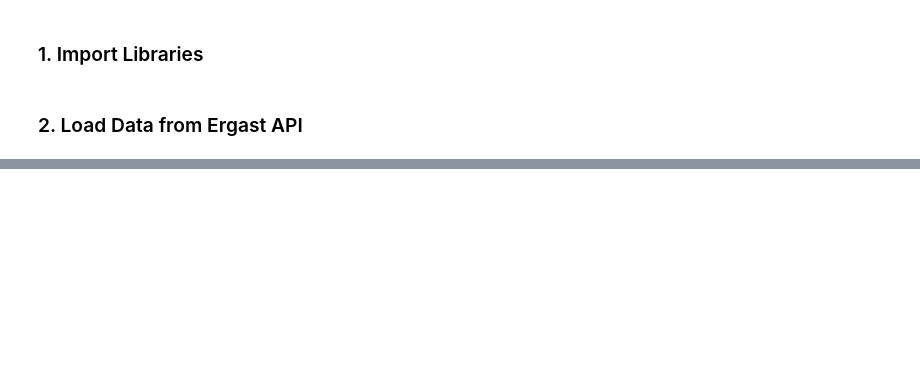
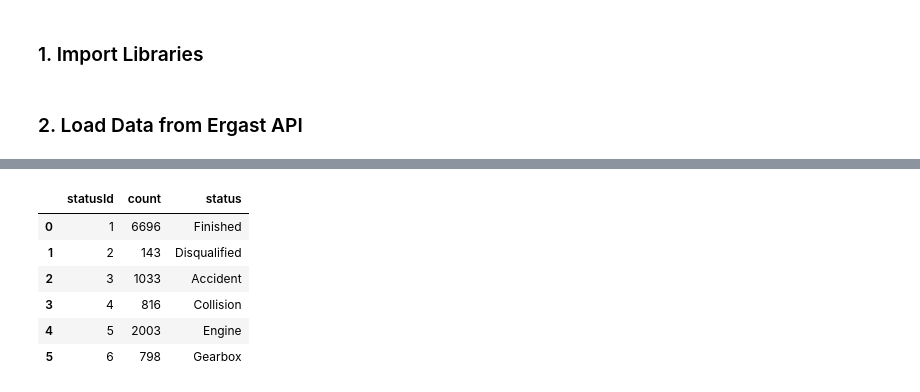
Before and after one commit to MareikeHeller/formula-one, a Jupyter notebook: formula-one.ipynb, the cells around one changed output, grey strips where cells are left out. Cells and saved outputs as stored; diff of their text form; code cells hidden in the pictures; blank space fills up the shorter version.

```diff
--- a/formula-one.ipynb
+++ b/formula-one.ipynb
@@ -49,0 +86,21 @@ plt.show()
+# %%
+response_API = requests.get('http://ergast.com/api/f1/results.json',)
+data = response_API.text
+parse_json = json.loads(data)
+
+df_race_results = pd.json_normalize(parse_json['MRData']['RaceTable']['Races'])
+#print(df_race_results.head(5))
+# %%
+response_API = requests.get('http://ergast.com/api/f1/qualifying.json')
+data = response_API.text
+parse_json = json.loads(data)
+
+df_qualifying_results = pd.json_normalize(parse_json['MRData']['RaceTable']['Races'])
+#print(df_qualifying_results.head(5))
+# %%
+response_API = requests.get('http://ergast.com/api/f1/status.json')
+data = response_API.text
+parse_json = json.loads(data)
+
+df_status = pd.json_normalize(parse_json['MRData']['StatusTable']['Status'])
+#print(df_status.head(5))
@@ -49,0 +149,10 @@ plt.show()
+# %%
+df_status.iloc[0:6]
+# %% [output]
+|  | statusId | count | status |
+| 0 | 1 | 6696 | Finished |
+| 1 | 2 | 143 | Disqualified |
+| 2 | 3 | 1033 | Accident |
+| 3 | 4 | 816 | Collision |
+| 4 | 5 | 2003 | Engine |
+| 5 | 6 | 798 | Gearbox |
```
Also changed, not shown: parts of 13 cells of this notebook.
